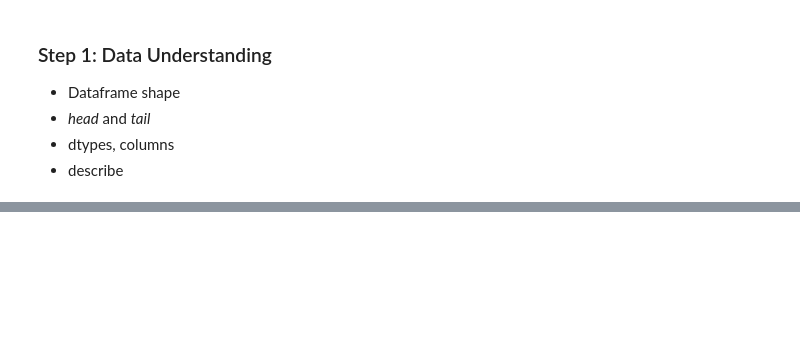
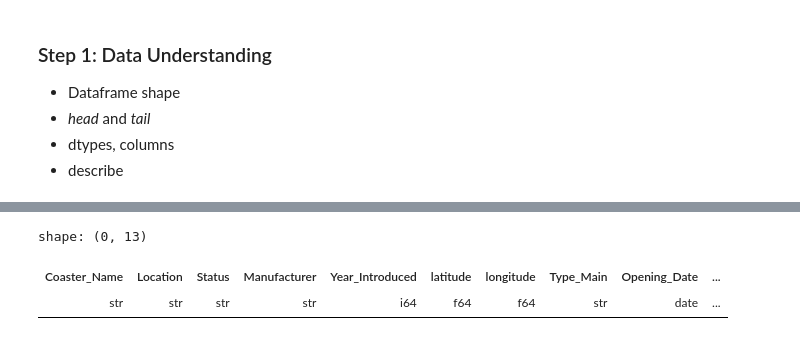
Before and after one commit to surpiya19/rollerCoaster, a Jupyter notebook: coaster_exploration.ipynb, the cells around one changed output, grey strips where cells are left out. Cells and saved outputs as stored; diff of their text form; code cells hidden in the pictures; blank space fills up the shorter version.

```diff
--- a/coaster_exploration.ipynb
+++ b/coaster_exploration.ipynb
@@ -84,0 +97,7 @@ fig.update_layout(
+# %%
+# Finding duplicated rows (entire row)
+coaster.filter(coaster.is_duplicated())
+# %% [output]
+shape: (0, 13)
+| Coaster_Name | Location | Status | Manufacturer | Year_Introduced | latitude | longitude | Type_Main | Opening_Date | ... |
+| str | str | str | str | i64 | f64 | f64 | str | date | ... |
```
Also changed, not shown: parts of 22 cells of this notebook, 2 other files.
